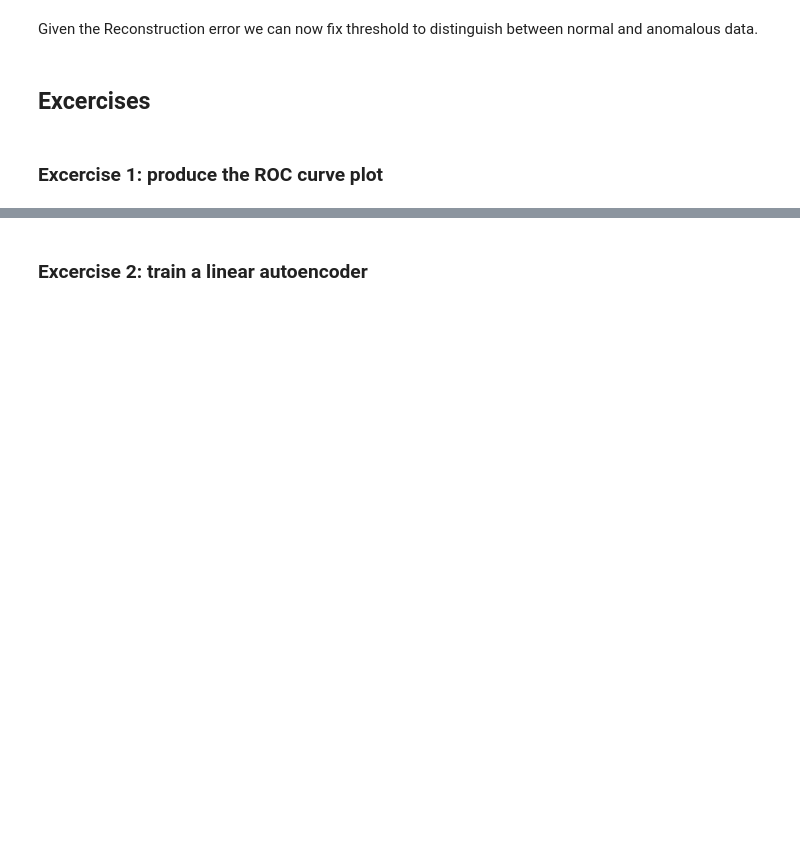
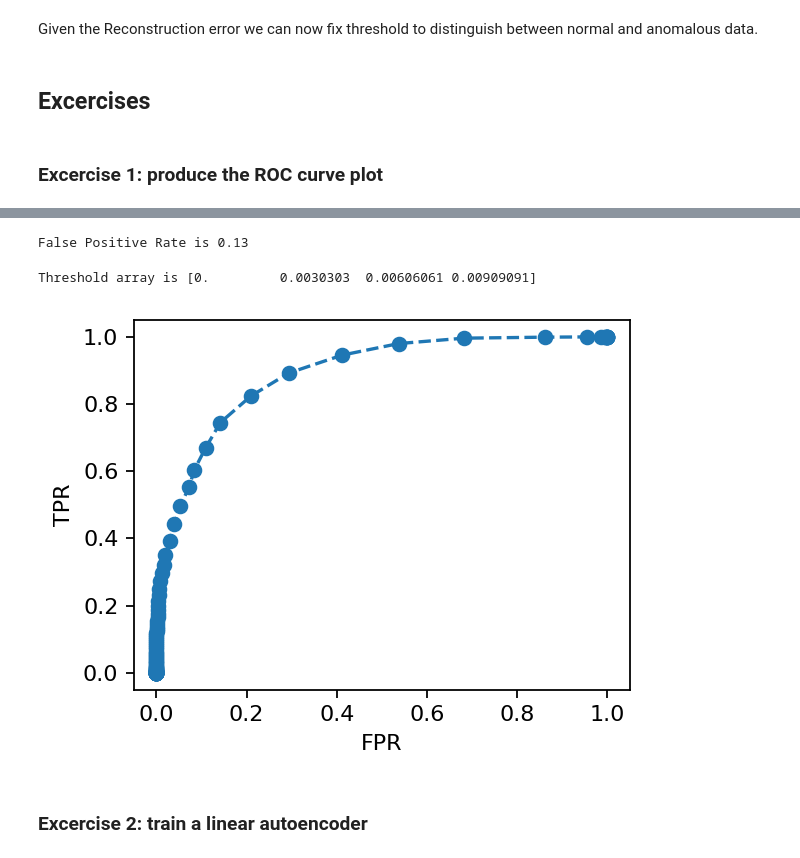
Before and after one commit to andrediluca/webvalley_anomalydetection, a Jupyter notebook: autoencoder.ipynb, the cells around one changed output, grey strips where cells are left out. Saved outputs shown, nothing was run; the diff lists cells and outputs as text; code cells hidden in the pictures; blank space fills up the shorter version.

```diff
--- a/autoencoder.ipynb
+++ b/autoencoder.ipynb
@@ -352,3 +388,34 @@ print(f'True Positive Rate is {TP:.2f}')
+# %%
+FPR = false_positive(error_ts, THR)
+print(f'False Positive Rate is {FPR:.2f}')
+# %% [output]
+False Positive Rate is 0.13
+# %%
+thresholds = np.linspace(0., 0.3, 100)
+# %%
+print(f'Threshold array is {thresholds[:4]}')
+# %% [output]
+Threshold array is [0.         0.0030303  0.00606061 0.00909091]
+# %%
+TPR_list = []
+FPR_list = []
+for thr in thresholds:
+    TPR = true_positive(error_anomaly, thr)
+    FPR = false_positive(error_ts, thr)
+    TPR_list.append(TPR)
+    FPR_list.append(FPR)
+# %%
+# Define here the plot function
+def plot_ROC(FPR_vals, TPR_vals):
+    fig = plt.figure(figsize=(4,3), dpi = 160)
+    plt.plot(FPR_vals, TPR_vals, 'o--')
+    plt.xlabel('FPR')
+    plt.ylabel('TPR')
+    fig.show()
+# %%
+plot_ROC(FPR_list, TPR_list)
+# %% [output]
+[figure, added]
 # %% [markdown]
 ### Excercise 2: train a linear autoencoder
 # %%
```
Also changed, not shown: parts of 21 cells of this notebook.
